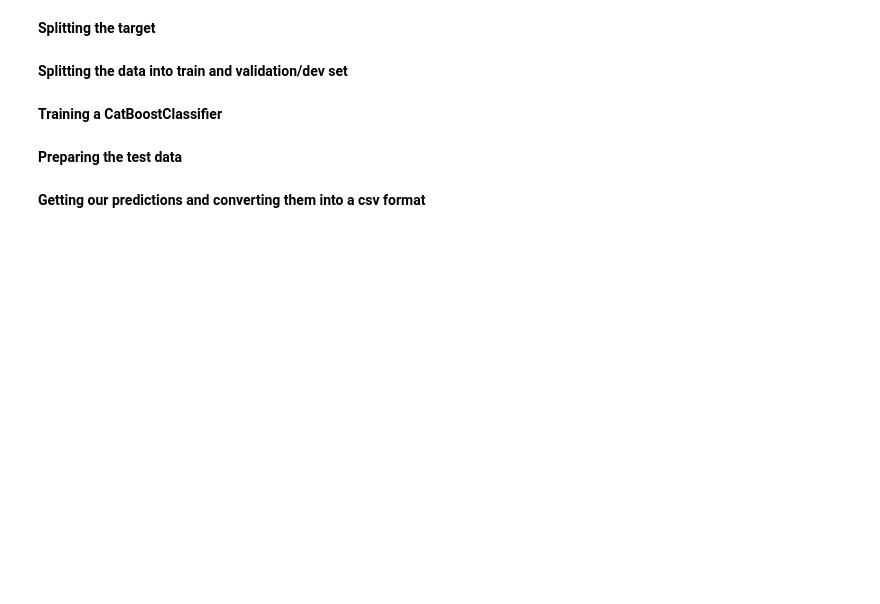
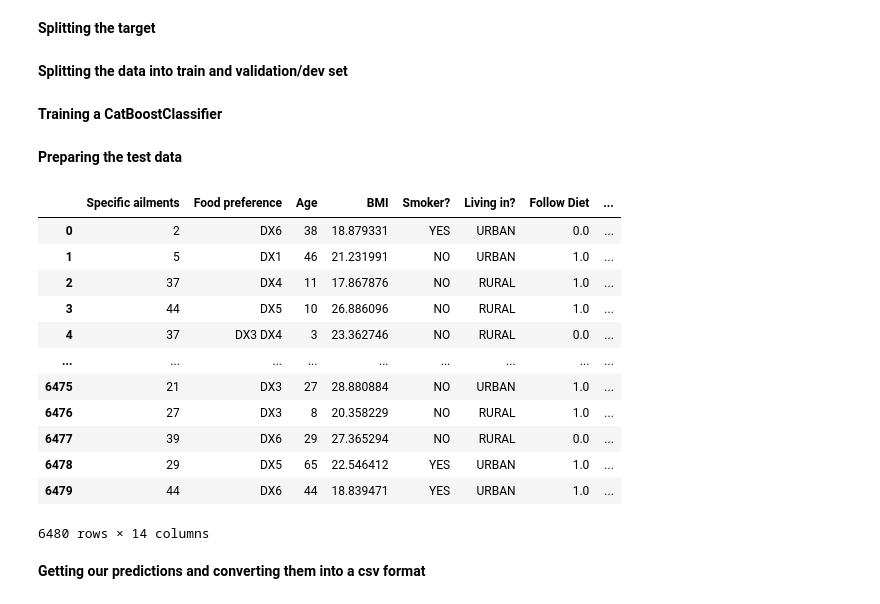
Before and after one commit to Parth-Agarwal216/Lifestyle_Prediction, a Jupyter notebook: healthy_lifestyle.ipynb, the cells around one changed output. Saved outputs shown, nothing was run; the diff lists cells and outputs as text; code cells hidden in the pictures; blank space fills up the shorter version.

```diff
--- a/healthy_lifestyle.ipynb
+++ b/healthy_lifestyle.ipynb
@@ -186,6 +188,22 @@ cbc.fit(X_train, y_train, eval_set=(X_val, y_val), use_best_model= True, plot =
 test_data = pd.read_csv("Test_Data.csv")
 # %%
 test_data.drop(["ID1","ID2","Any heriditary condition?","Mental health management"],axis=1, inplace= True)
+# %%
+test_data
+# %% [output]
+|  | Specific ailments | Food preference | Age | BMI | Smoker? | Living in? | Follow Diet | ... |
+| 0 | 2 | DX6 | 38 | 18.879331 | YES | URBAN | 0.0 | ... |
+| 1 | 5 | DX1 | 46 | 21.231991 | NO | URBAN | 1.0 | ... |
+| 2 | 37 | DX4 | 11 | 17.867876 | NO | RURAL | 1.0 | ... |
+| 3 | 44 | DX5 | 10 | 26.886096 | NO | RURAL | 1.0 | ... |
+| 4 | 37 | DX3 DX4 | 3 | 23.362746 | NO | RURAL | 0.0 | ... |
+| ... | ... | ... | ... | ... | ... | ... | ... | ... |
+| 6475 | 21 | DX3 | 27 | 28.880884 | NO | URBAN | 1.0 | ... |
+| 6476 | 27 | DX3 | 8 | 20.358229 | NO | RURAL | 1.0 | ... |
+| 6477 | 39 | DX6 | 29 | 27.365294 | NO | RURAL | 0.0 | ... |
+| 6478 | 29 | DX5 | 65 | 22.546412 | YES | URBAN | 1.0 | ... |
+| 6479 | 44 | DX6 | 44 | 18.839471 | YES | URBAN | 1.0 | ... |
+6480 rows × 14 columns
 # %%
 train_data["Specific ailments"] = train_data["Specific ailments"].astype("category")
 # %%
```
Also changed, not shown: parts of 2 cells of this notebook.
